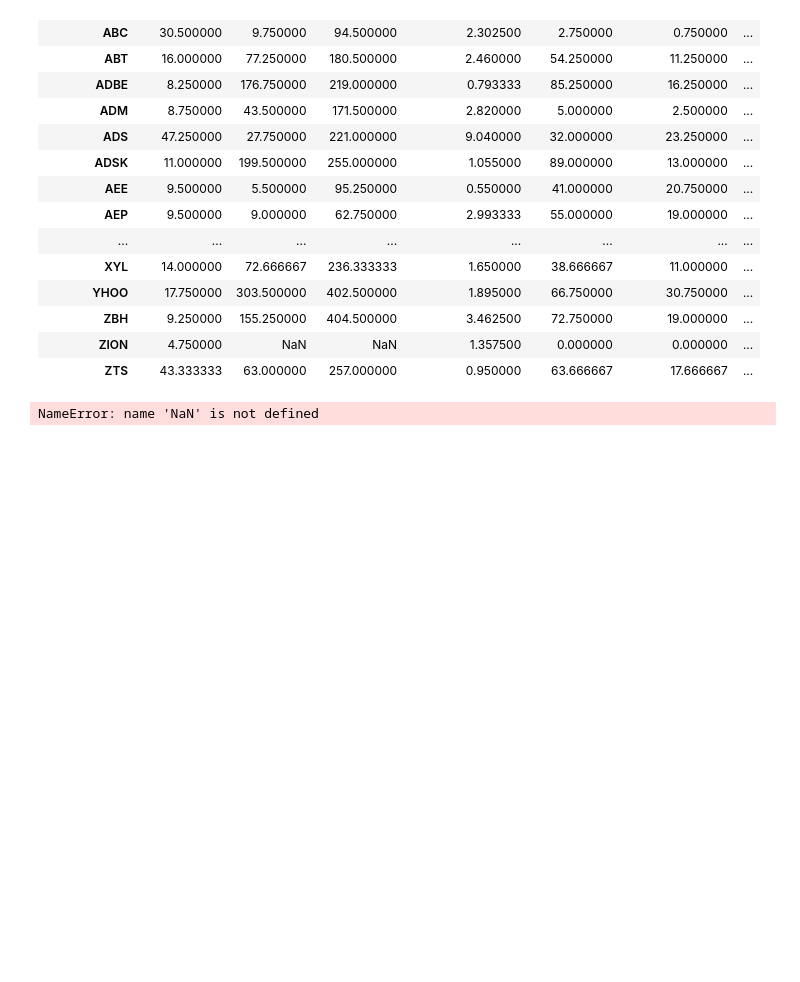
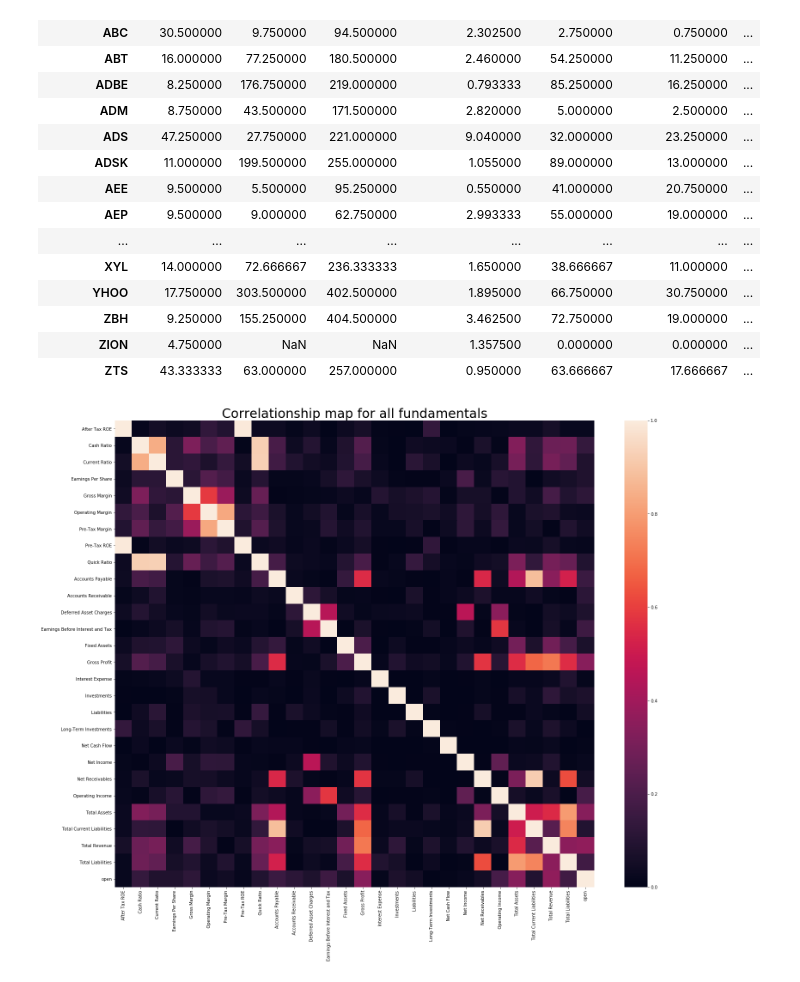
Before and after one commit to itskevinwin/INFO370-Project, a Jupyter notebook: Untitled.ipynb, the cells around one changed output. Saved outputs shown, nothing was run; the diff lists cells and outputs as text; code cells hidden in the pictures; blank space fills up the shorter version.

```diff
--- a/Untitled.ipynb
+++ b/Untitled.ipynb
@@ -301,7 +297,16 @@ combined_df
 | ZBH | 9.250000 | 155.250000 | 404.500000 | 3.462500 | 72.750000 | 19.000000 | ... |
 | ZION | 4.750000 | NaN | NaN | 1.357500 | 0.000000 | 0.000000 | ... |
 | ZTS | 43.333333 | 63.000000 | 257.000000 | 0.950000 | 63.666667 | 17.666667 | ... |
-# %%
-NaN
-# %% [output]
-NameError: name 'NaN' is not defined
+# %%
+def drawHeapMap(dataset, title ):
+    fig = plt.figure(figsize=[25, 20])
+    all_variable_corr = dataset.corr()
+    sns.heatmap(all_variable_corr.abs(),
+            xticklabels=all_variable_corr.columns,
+            yticklabels=all_variable_corr.columns)
+    plt.title(title, fontsize=30)
+    return fig
+# %%
+fundamental_graph = drawHeapMap(combined_df, "Correlationship map for all fundamentals")
+# %% [output]
+[figure, added]
```
Also changed, not shown: parts of 20 cells of this notebook.
